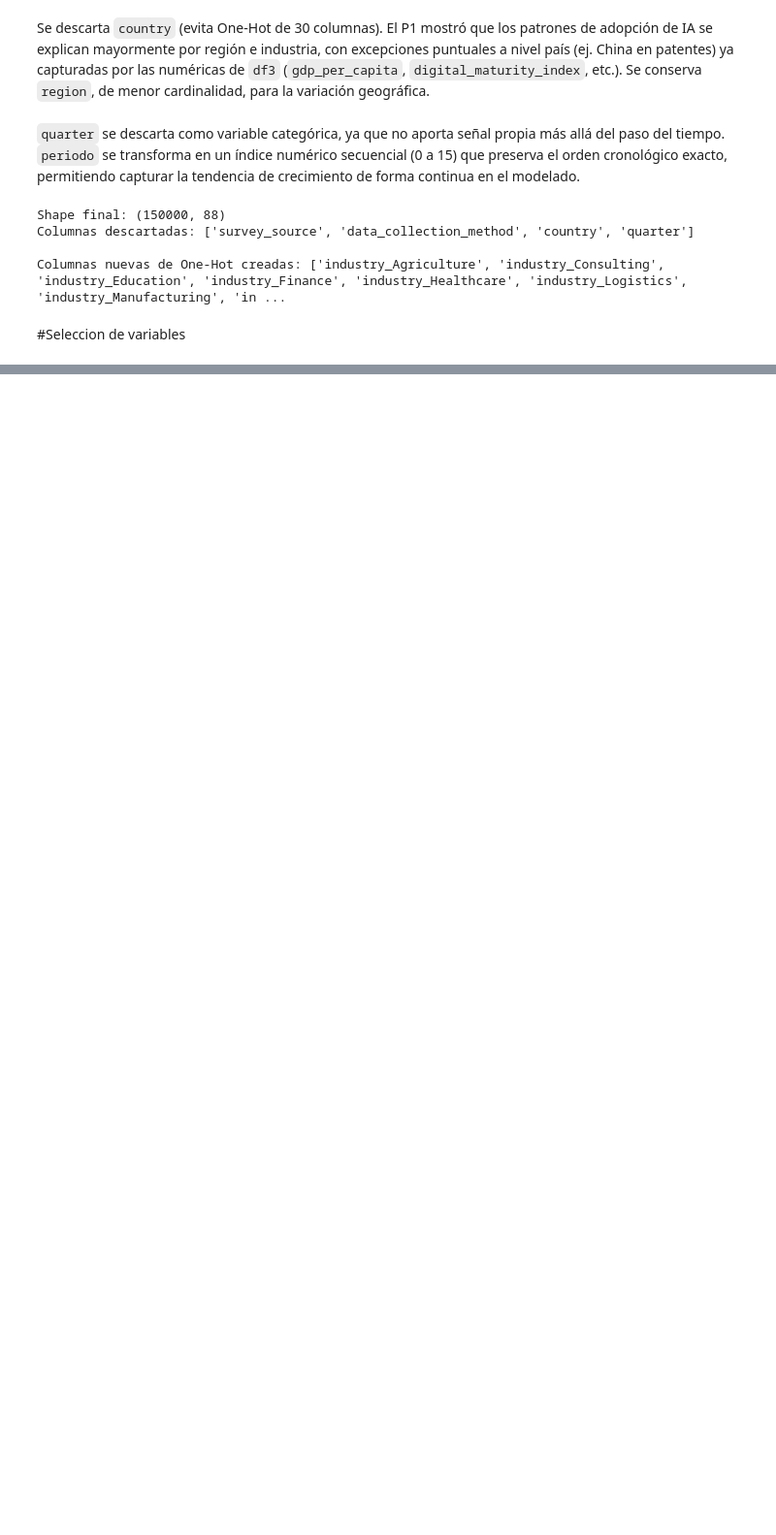
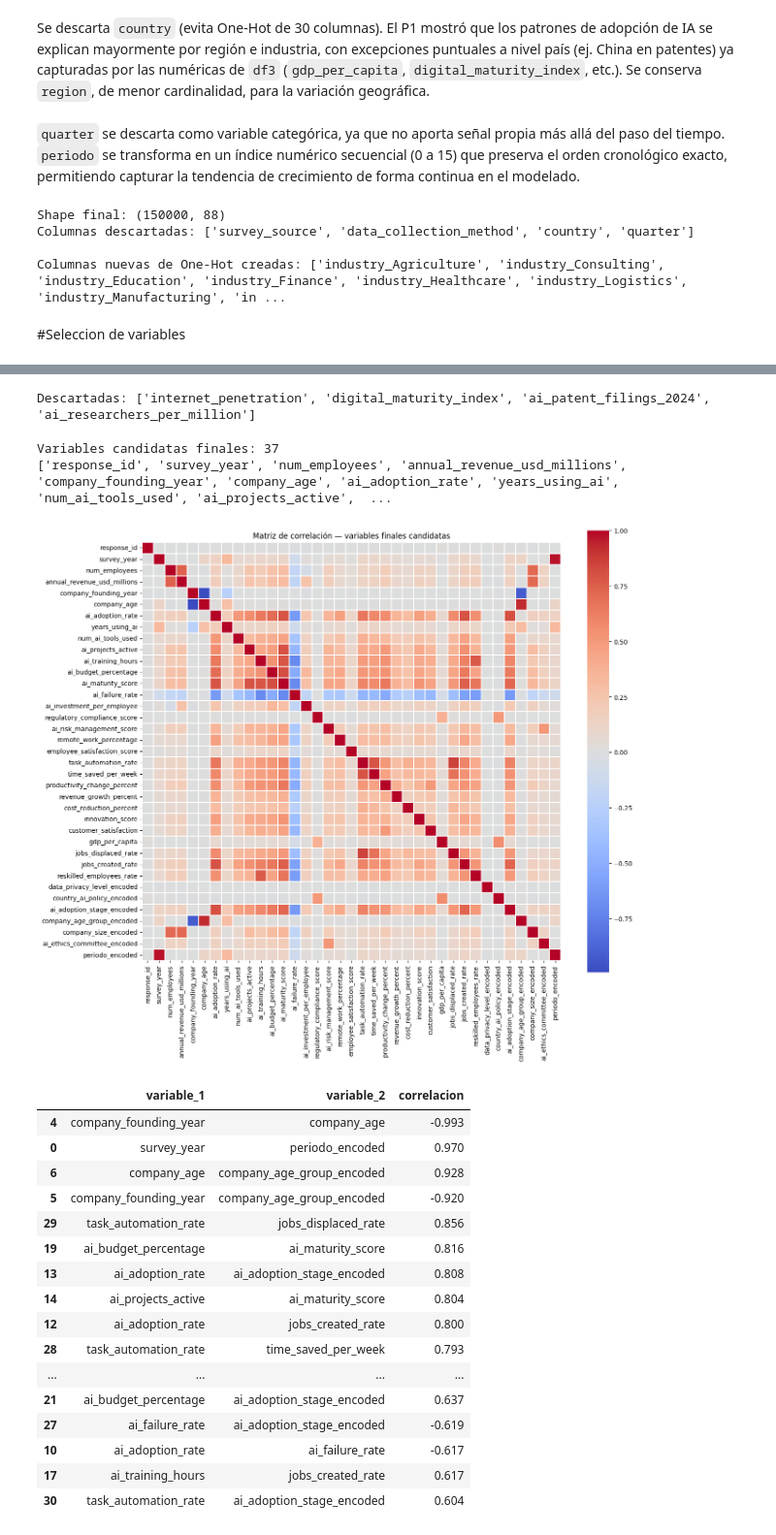
Before and after one commit to Franncippi/Proyecto-mentoria-M09, a Jupyter notebook: 01_analisis_exploratorio.ipynb, the cells around one changed output, grey strips where cells are left out. Shown at 97% size. Cells and saved outputs as stored; diff of their text form; code cells hidden in the pictures; blank space fills up the shorter version.

```diff
--- a/01_analisis_exploratorio.ipynb
+++ b/01_analisis_exploratorio.ipynb
@@ -1680,0 +1855,4 @@ Columnas nuevas de One-Hot creadas: ['industry_Agriculture', 'industry_Consultin
+# %%
+cols_avg = [c for c in df_final.columns if c.startswith("avg_")]
+df_final = df_final.drop(columns=cols_avg)
+print(f"Descartadas: {cols_avg}")
@@ -1680,0 +1881,62 @@ Columnas nuevas de One-Hot creadas: ['industry_Agriculture', 'industry_Consultin
+# %%
+cols_geograficas_descartar = ["internet_penetration", "digital_maturity_index",
+                                "ai_patent_filings_2024", "ai_researchers_per_million"]
+cols_geograficas_descartar = [c for c in cols_geograficas_descartar if c in df_final.columns]
+df_final = df_final.drop(columns=cols_geograficas_descartar)
+print(f"Descartadas: {cols_geograficas_descartar}")
+# %% [output]
+Descartadas: ['internet_penetration', 'digital_maturity_index', 'ai_patent_filings_2024', 'ai_researchers_per_million']
+# %%
+# Matriz de correlación con las variables que sobrevivieron la curación hasta ahora
+excluir_no_numericas_o_id = ["company_id"]  # clave de agrupación, no es feature
+
+candidatas_finales = [c for c in df_final.select_dtypes(include=[np.number]).columns
+                       if c not in excluir_no_numericas_o_id]
+
+print(f"Variables candidatas finales: {len(candidatas_finales)}")
+print(candidatas_finales)
+
+corr_matrix = df_final[candidatas_finales].corr()
+
+plt.figure(figsize=(14, 12))
+sns.heatmap(corr_matrix, cmap="coolwarm", center=0, annot=False, square=True, linewidths=0.3)
+plt.title("Matriz de correlación — variables finales candidatas")
+plt.tight_layout()
+plt.show()
+
+# Lista de pares con correlación alta, para identificar redundancias restantes
+umbral = 0.6
+pares_altos = []
+for i in range(len(corr_matrix.columns)):
+    for j in range(i+1, len(corr_matrix.columns)):
+        valor = corr_matrix.iloc[i, j]
+        if abs(valor) >= umbral:
+            pares_altos.append({
+                "variable_1": corr_matrix.columns[i],
+                "variable_2": corr_matrix.columns[j],
+                "correlacion": round(valor, 3)
+            })
+
+pares_altos_df = pd.DataFrame(pares_altos).sort_values("correlacion", key=abs, ascending=False)
+pares_altos_df
+# %% [output]
+Variables candidatas finales: 37
+['response_id', 'survey_year', 'num_employees', 'annual_revenue_usd_millions', 'company_founding_year', 'company_age', 'ai_adoption_rate', 'years_using_ai', 'num_ai_tools_used', 'ai_projects_active',  ...
+[figure, added]
+|  | variable_1 | variable_2 | correlacion |
+| 4 | company_founding_year | company_age | -0.993 |
+| 0 | survey_year | periodo_encoded | 0.970 |
+| 6 | company_age | company_age_group_encoded | 0.928 |
+| 5 | company_founding_year | company_age_group_encoded | -0.920 |
+| 29 | task_automation_rate | jobs_displaced_rate | 0.856 |
+| 19 | ai_budget_percentage | ai_maturity_score | 0.816 |
+| 13 | ai_adoption_rate | ai_adoption_stage_encoded | 0.808 |
+| 14 | ai_projects_active | ai_maturity_score | 0.804 |
+| 12 | ai_adoption_rate | jobs_created_rate | 0.800 |
+| 28 | task_automation_rate | time_saved_per_week | 0.793 |
+| ... | ... | ... | ... |
+| 21 | ai_budget_percentage | ai_adoption_stage_encoded | 0.637 |
+| 27 | ai_failure_rate | ai_adoption_stage_encoded | -0.619 |
+| 10 | ai_adoption_rate | ai_failure_rate | -0.617 |
+| 17 | ai_training_hours | jobs_created_rate | 0.617 |
+| 30 | task_automation_rate | ai_adoption_stage_encoded | 0.604 |
```
Also changed, not shown: parts of 16 cells of this notebook.
